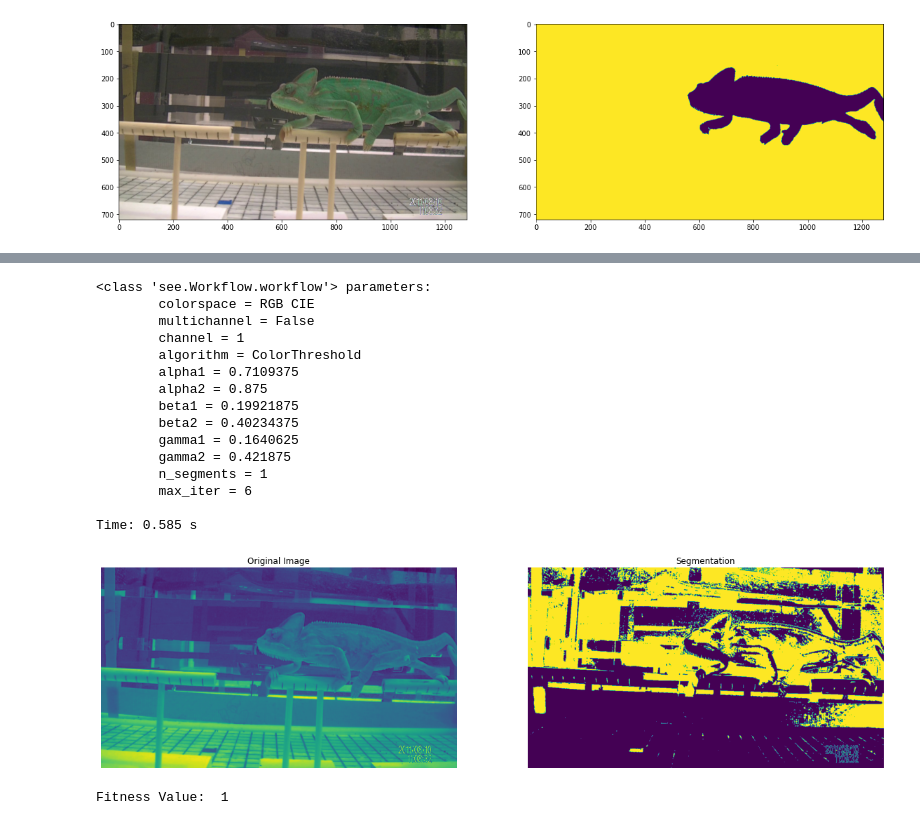
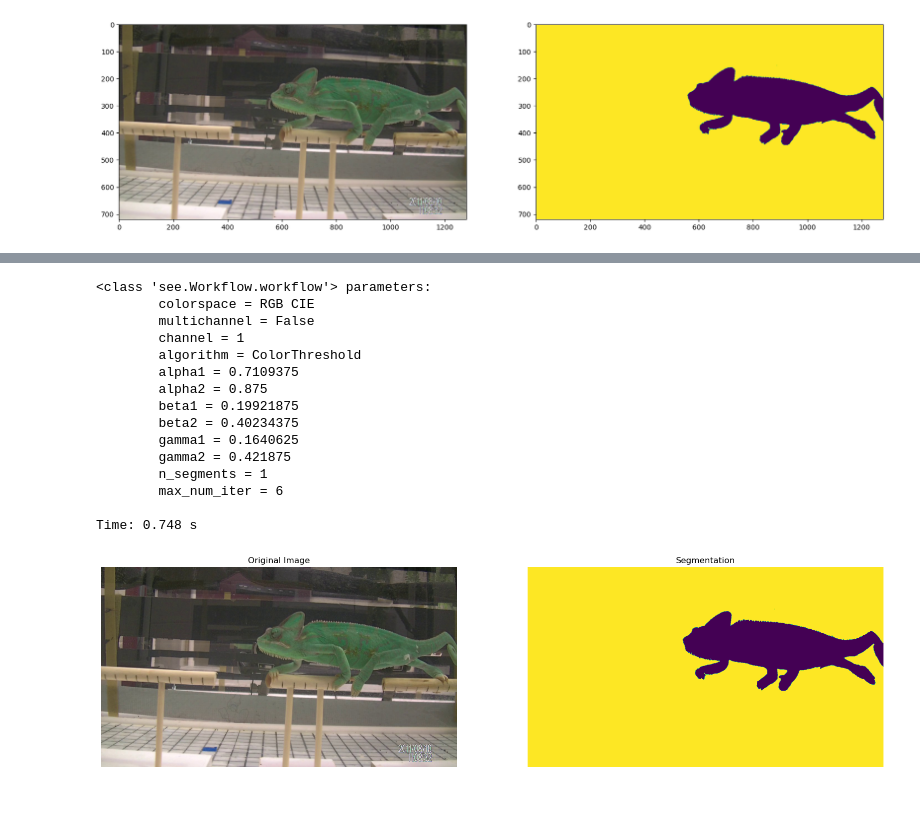
Before and after one commit to see-insight/see-segment, a Jupyter notebook: Output_Algorithm_Debugger.ipynb, the cells around one changed output, grey strips where cells are left out. Cells and saved outputs as stored; diff of their text form; code cells hidden in the pictures.

Commit message:
Update Notebooks for Multi-Image

```diff
--- a/Output_Algorithm_Debugger.ipynb
+++ b/Output_Algorithm_Debugger.ipynb
@@ -29,8 +29,8 @@ from see import base_classes
 
 # put data in a pipeline
 data = base_classes.pipedata()
-data.img = img
-data.gmask = gmask
+data.append([img])
+data.gtruth.append(gmask)
 # %%
 from see.Segmentors import segmentor
 from see.ColorSpace import colorspace
@@ -46,40 +49,38 @@ params =  ['RGB CIE', False, 1, 'ColorThreshold', 0.7109375, 0.875, 0.19921875,
 # %%
 seg = workflow(params)
 data = seg.runAlgo(data)
 
 plt.figure(figsize=(20, 10))
 plt.subplot(121)
-plt.imshow(data.img)
+plt.imshow(data[0][0])
 plt.title("Original Image")
 plt.axis('off')
 
 plt.subplot(122)
-plt.imshow(data.mask)
+plt.imshow(data.gtruth[0])
 plt.title("Segmentation")
 plt.axis('off')
 
 plt.tight_layout
 plt.show()
 # %% [output]
 <class 'see.Workflow.workflow'> parameters:
         colorspace = RGB CIE
         multichannel = False
         channel = 1
         algorithm = ColorThreshold
         alpha1 = 0.7109375
         alpha2 = 0.875
         beta1 = 0.19921875
         beta2 = 0.40234375
         gamma1 = 0.1640625
         gamma2 = 0.421875
         n_segments = 1
-        max_iter = 6
+        max_num_iter = 6
 
-Time: 0.585 s
+Time: 0.748 s
-[figure, old version]
+[figure, new version]
 # %%
 print('Fitness Value: ', data.fitness)
-# %% [output]
-Fitness Value:  1
 # %%
 print(seg.algorithm_code())
```
Also changed, not shown: parts of 2 cells of this notebook, 3 other files.
